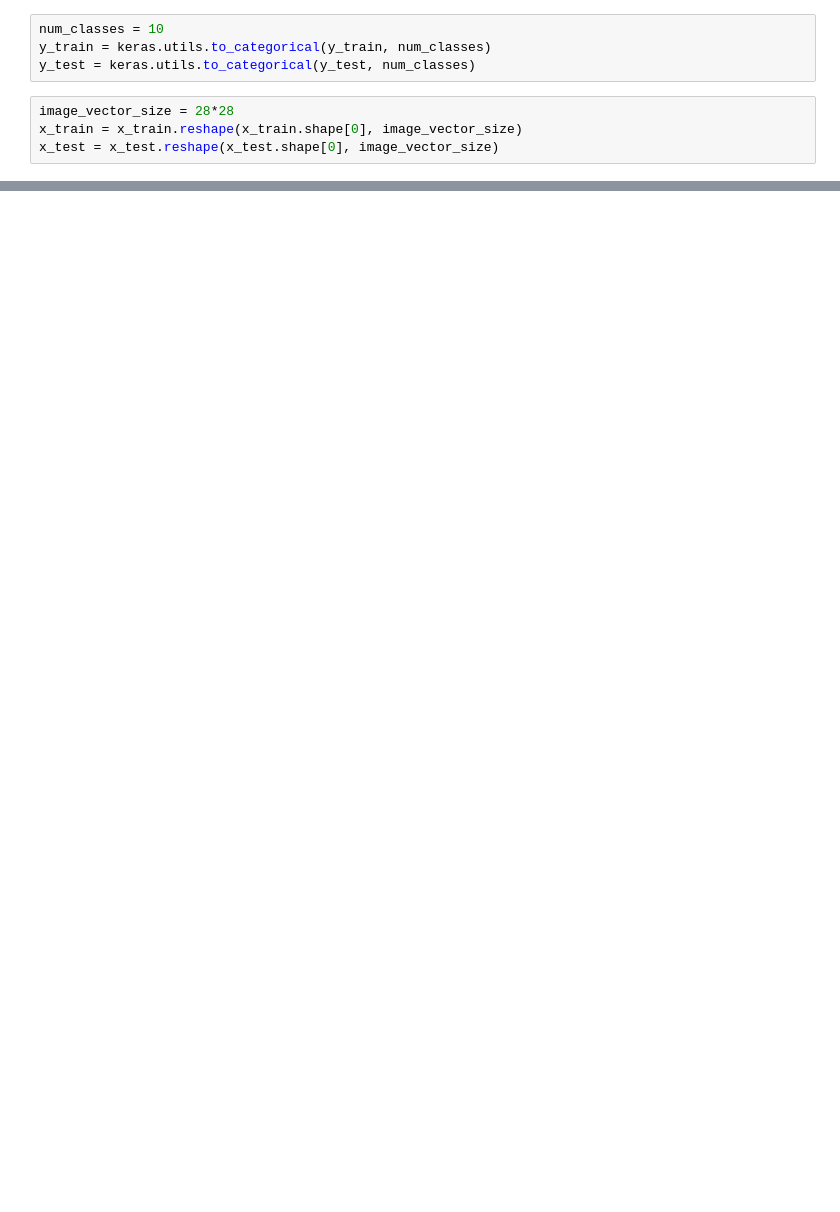
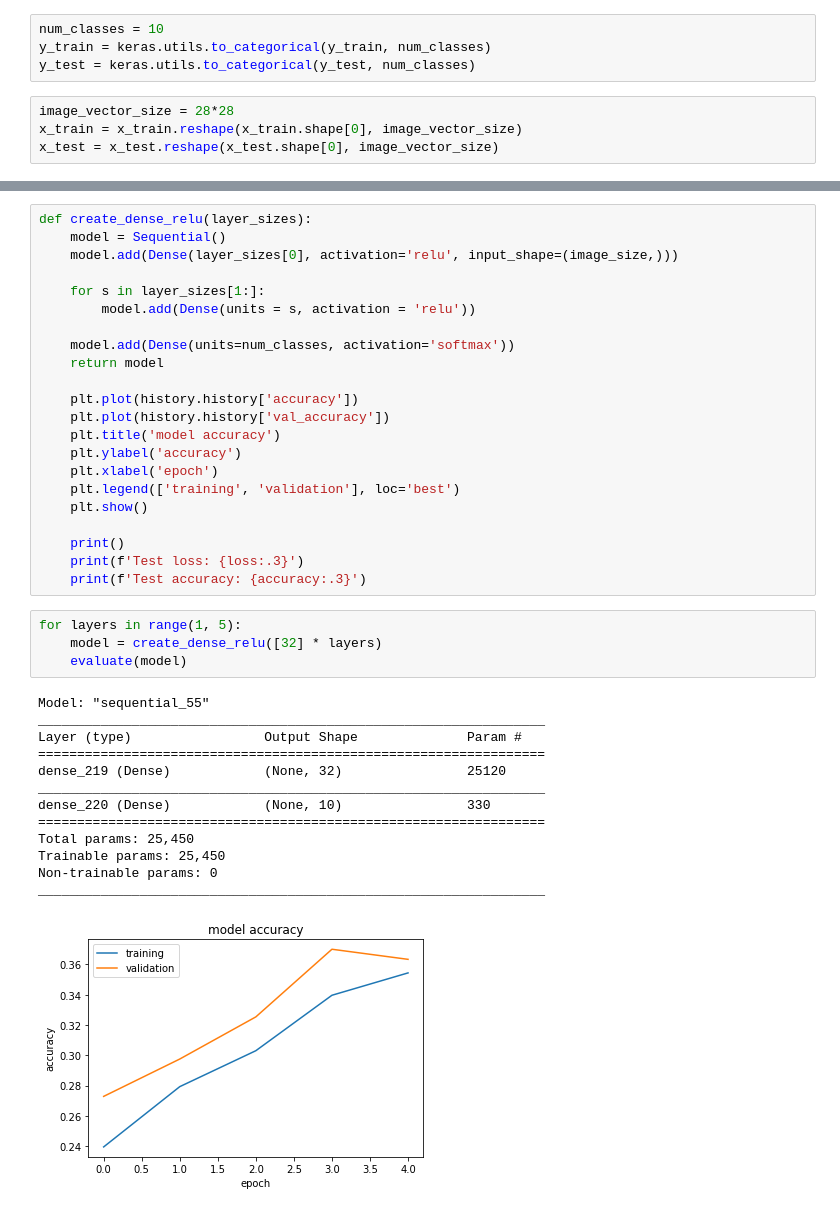
Before and after one commit to pedrohba1/IC, a Jupyter notebook: mnist_LOCAL_8917.ipynb, the cells around one changed output, grey strips where cells are left out. Cells and saved outputs as stored; diff of their text form; blank space fills up the shorter version.

Commit message:
relu/tanh

```diff
--- a/mnist_LOCAL_8917.ipynb
+++ b/mnist_LOCAL_8917.ipynb
@@ -96,0 +166,40 @@ Test accuracy: 0.885
+# %%
+def create_dense_relu(layer_sizes):
+    model = Sequential()
+    model.add(Dense(layer_sizes[0], activation='relu', input_shape=(image_size,)))
+
+    for s in layer_sizes[1:]:
+        model.add(Dense(units = s, activation = 'relu'))
+
+    model.add(Dense(units=num_classes, activation='softmax'))
+    return model
+
+    plt.plot(history.history['accuracy'])
+    plt.plot(history.history['val_accuracy'])
+    plt.title('model accuracy')
+    plt.ylabel('accuracy')
+    plt.xlabel('epoch')
+    plt.legend(['training', 'validation'], loc='best')
+    plt.show()
+
+    print()
+    print(f'Test loss: {loss:.3}')
+    print(f'Test accuracy: {accuracy:.3}')
+# %%
+for layers in range(1, 5):
+    model = create_dense_relu([32] * layers)
+    evaluate(model)
+# %% [output]
+Model: "sequential_55"
+_________________________________________________________________
+Layer (type)                 Output Shape              Param #
+=================================================================
+dense_219 (Dense)            (None, 32)                25120
+_________________________________________________________________
+dense_220 (Dense)            (None, 10)                330
+=================================================================
+Total params: 25,450
+Trainable params: 25,450
+Non-trainable params: 0
+_________________________________________________________________
+[figure, added]
```
Also changed, not shown: parts of 19 cells of this notebook.
